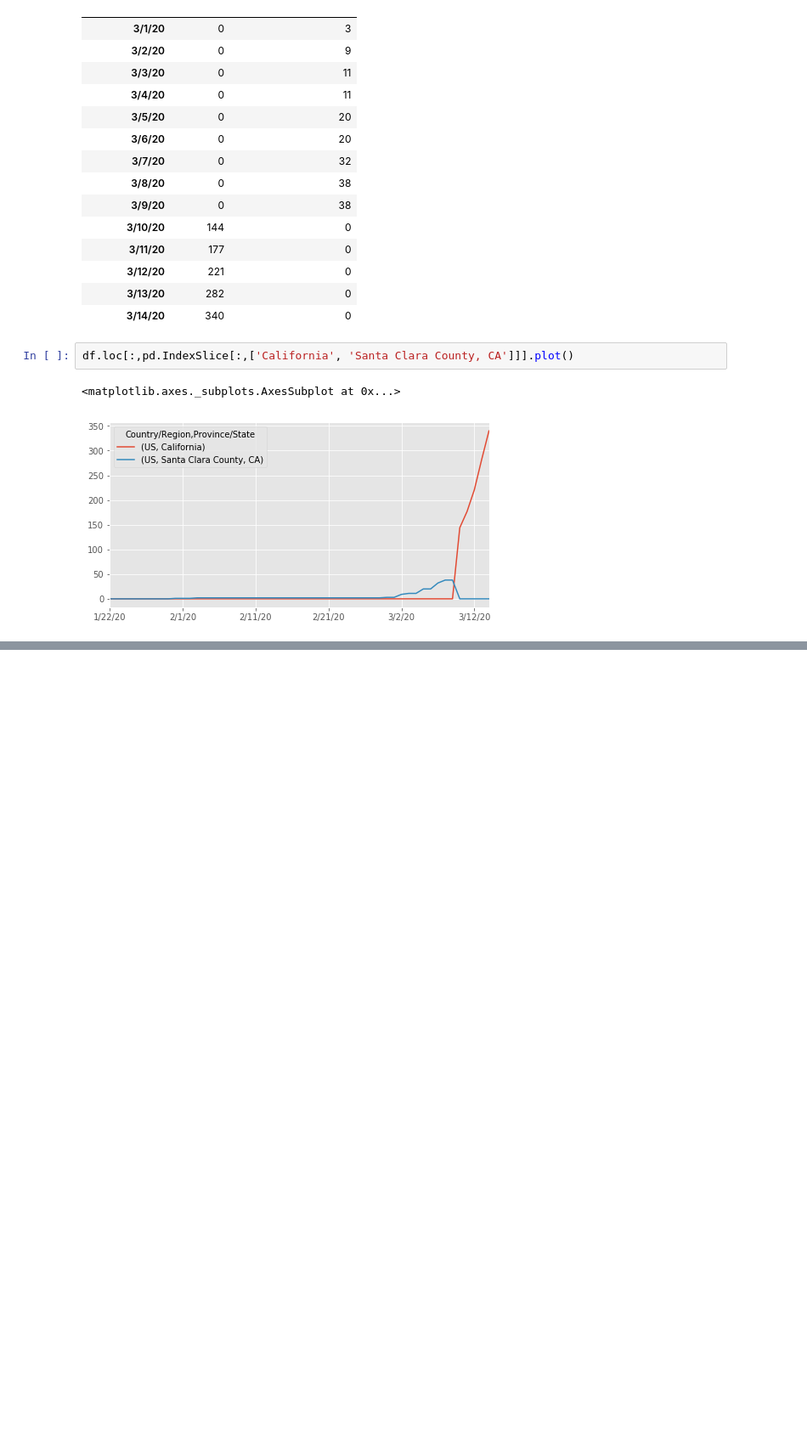
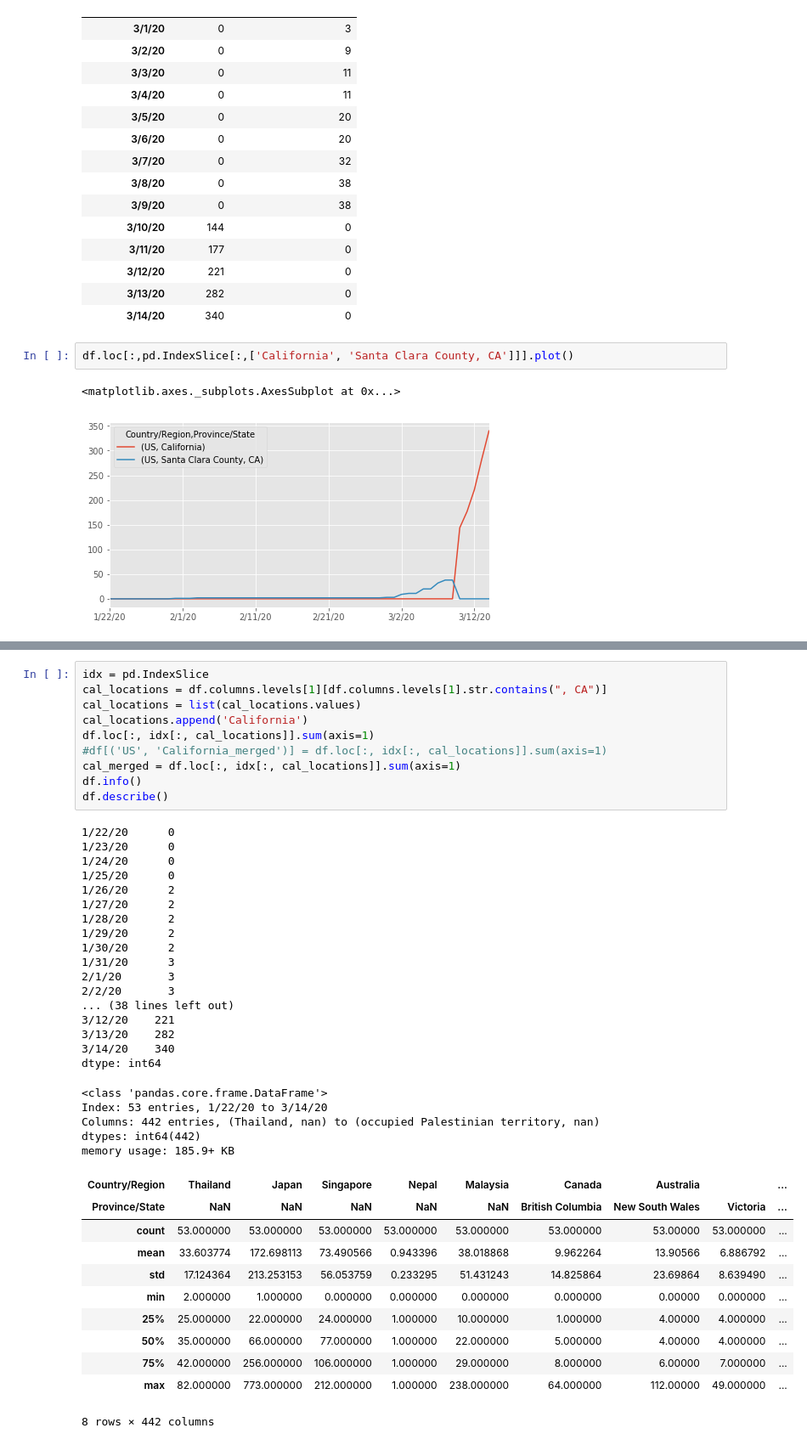
Before and after one commit to dyoung418/COVID-19, a Jupyter notebook: covid_analysis.ipynb, the cells around one changed output, grey strips where cells are left out. Shown: that part at 85% size. Cells and saved outputs as stored; diff of their text form; blank space fills up the shorter version.

```diff
--- a/covid_analysis.ipynb
+++ b/covid_analysis.ipynb
@@ -133,0 +224,44 @@ df.loc[:,pd.IndexSlice[:,['California', 'Santa Clara County, CA']]].plot()
+# %%
+idx = pd.IndexSlice
+cal_locations = df.columns.levels[1][df.columns.levels[1].str.contains(", CA")]
+cal_locations = list(cal_locations.values)
+cal_locations.append('California')
+df.loc[:, idx[:, cal_locations]].sum(axis=1)
+#df[('US', 'California_merged')] = df.loc[:, idx[:, cal_locations]].sum(axis=1)
+cal_merged = df.loc[:, idx[:, cal_locations]].sum(axis=1)
+df.info()
+df.describe()
+# %% [output]
+1/22/20      0
+1/23/20      0
+1/24/20      0
+1/25/20      0
+1/26/20      2
+1/27/20      2
+1/28/20      2
+1/29/20      2
+1/30/20      2
+1/31/20      3
+2/1/20       3
+2/2/20       3
+... (38 lines left out)
+3/12/20    221
+3/13/20    282
+3/14/20    340
+dtype: int64
+<class 'pandas.core.frame.DataFrame'>
+Index: 53 entries, 1/22/20 to 3/14/20
+Columns: 442 entries, (Thailand, nan) to (occupied Palestinian territory, nan)
+dtypes: int64(442)
+memory usage: 185.9+ KB
+| Country/Region | Thailand | Japan | Singapore | Nepal | Malaysia | Canada | Australia |  | ... |
+| Province/State | NaN | NaN | NaN | NaN | NaN | British Columbia | New South Wales | Victoria | ... |
+| count | 53.000000 | 53.000000 | 53.000000 | 53.000000 | 53.000000 | 53.000000 | 53.00000 | 53.000000 | ... |
+| mean | 33.603774 | 172.698113 | 73.490566 | 0.943396 | 38.018868 | 9.962264 | 13.90566 | 6.886792 | ... |
+| std | 17.124364 | 213.253153 | 56.053759 | 0.233295 | 51.431243 | 14.825864 | 23.69864 | 8.639490 | ... |
+| min | 2.000000 | 1.000000 | 0.000000 | 0.000000 | 0.000000 | 0.000000 | 0.00000 | 0.000000 | ... |
+| 25% | 25.000000 | 22.000000 | 24.000000 | 1.000000 | 10.000000 | 1.000000 | 4.00000 | 4.000000 | ... |
+| 50% | 35.000000 | 66.000000 | 77.000000 | 1.000000 | 22.000000 | 5.000000 | 4.00000 | 4.000000 | ... |
+| 75% | 42.000000 | 256.000000 | 106.000000 | 1.000000 | 29.000000 | 8.000000 | 6.00000 | 7.000000 | ... |
+| max | 82.000000 | 773.000000 | 212.000000 | 1.000000 | 238.000000 | 64.000000 | 112.00000 | 49.000000 | ... |
+8 rows × 442 columns
```
Also changed, not shown: parts of 7 cells of this notebook.
